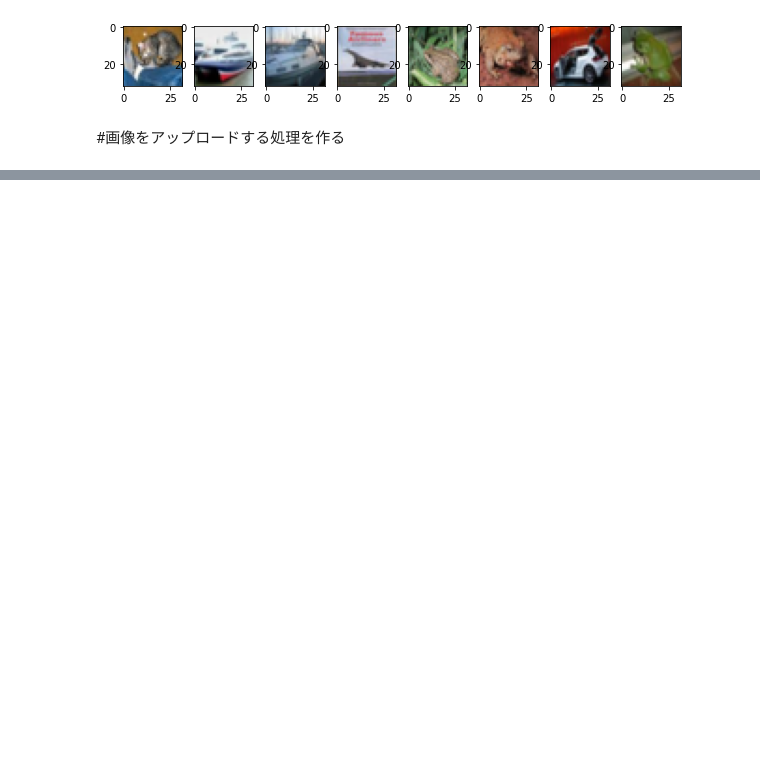
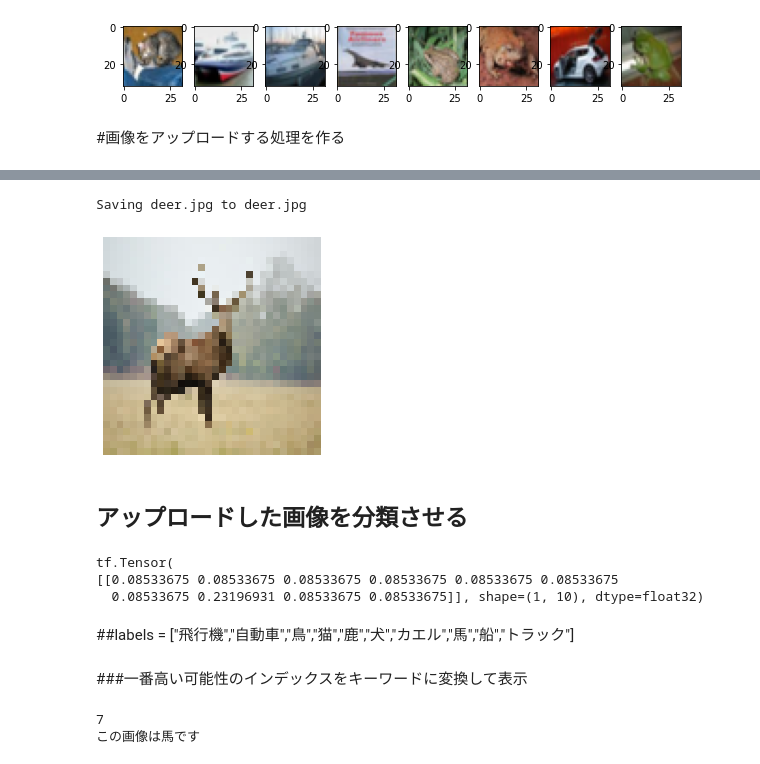
Before and after one commit to takahashi0329/DeepLerarning2022Late, a Jupyter notebook: CNNで画像分類2022.ipynb, the cells around one changed output, grey strips where cells are left out. Drawn from its saved outputs; the diff is of its cells as text; code cells hidden in the pictures; blank space fills up the shorter version.

```diff
--- a/CNNで画像分類2022.ipynb
+++ b/CNNで画像分類2022.ipynb
@@ -202,6 +205,9 @@ else: #成功ルート
    import os
    os.remove(filename) #ファイルを掃除
    # 画像データの色情報の方式を変換ComputerVisionのBGRからRGBに変換
-   img = cv2.cvColor(img, cv2.COLOR_BGR2RGB) #変換してimg上書き
+   img = cv2.cvtColor(img, cv2.COLOR_BGR2RGB) #変換してimg上書き
    img = cv2.resize(img,(32,32)) #リサイズしてimgを上書き
+   pyplot.imshow(img)
+   pyplot.axis("off")
    pyplot
+# %% [output]
@@ -207,0 +215,25 @@ else: #成功ルート
+Saving deer.jpg to deer.jpg
+[figure, added]
+# %% [markdown]
+## アップロードした画像を分類させる
+# %%
+ #画像データを学習データと同じ形に整形する
+img = img.reshape(1, 32, 32, 3)
+ans = probability_model([img]) #学習済みのモデルで判断
+print(ans) #分類結果を表示
+# %% [output]
+tf.Tensor(
+[[0.08533675 0.08533675 0.08533675 0.08533675 0.08533675 0.08533675
+  0.08533675 0.23196931 0.08533675 0.08533675]], shape=(1, 10), dtype=float32)
+# %% [markdown]
+##labels = ["飛行機","自動車","鳥","猫","鹿","犬","カエル","馬","船","トラック"]
+# %% [markdown]
+###一番高い可能性のインデックスをキーワードに変換して表示
+# %%
+answer_idx = int(np.argmax(ans, axis=1))
+print(answer_idx)
+answer_word = labels[answer_idx]
+print("この画像は" + answer_word + "です")
+# %% [output]
+7
+この画像は馬です
```
Also changed, not shown: parts of 7 cells of this notebook.
